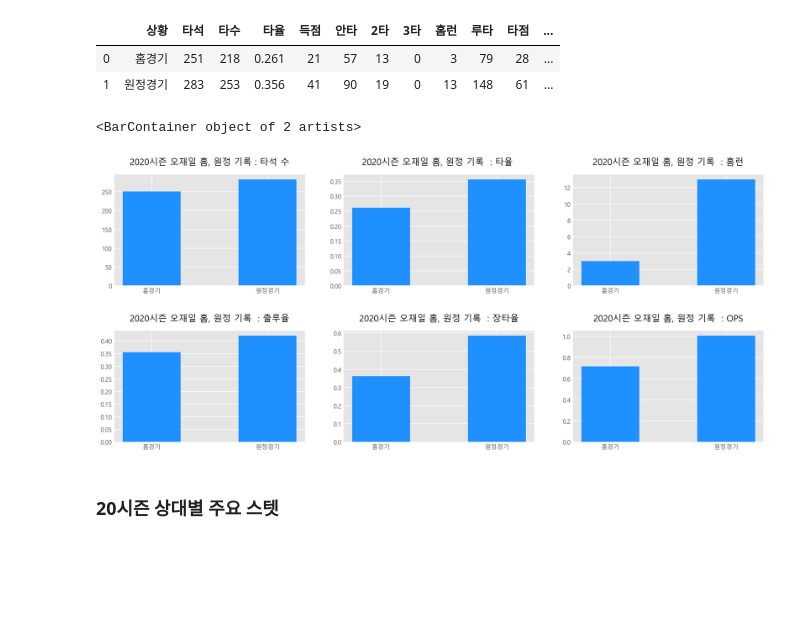
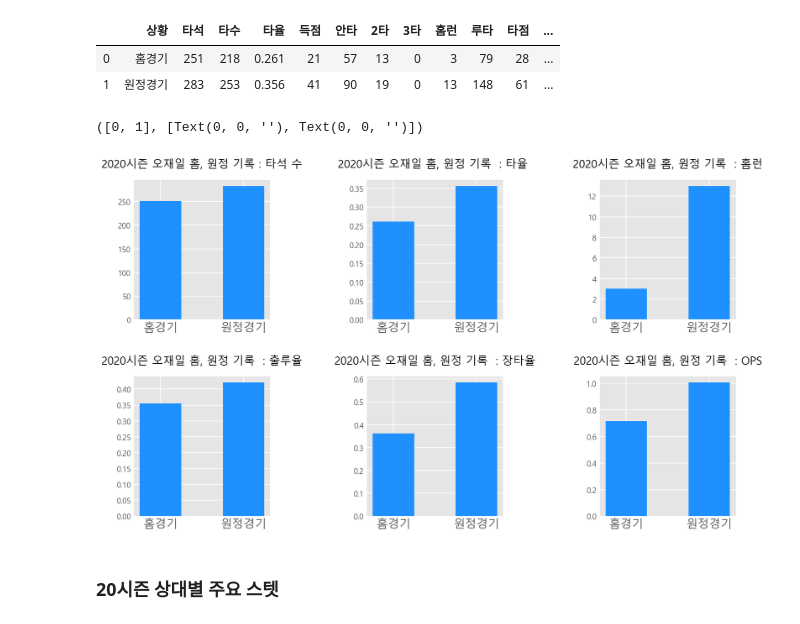
Before and after one commit to jeonprize/KBO-Analysis, a Jupyter notebook: OJL.ipynb, the cells around one changed output. Saved outputs shown, nothing was run; the diff lists cells and outputs as text; code cells hidden in the pictures; blank space fills up the shorter version.

```diff
--- a/OJL.ipynb
+++ b/OJL.ipynb
@@ -146,35 +146,41 @@ home_away
 # %%
 plt.style.use('ggplot')
 
-plt.figure(figsize=(19,12))
+plt.figure(figsize=(14,12))
 plt.subplot(331)
 plt.title("2020시즌 오재일 홈, 원정 기록 : 타석 수",pad=15)
 plt.bar(home_away["상황"],home_away["타석"],color='dodgerblue',width=0.5)
+plt.xticks(fontsize=15)
 
 plt.subplot(332)
 plt.title("2020시즌 오재일 홈, 원정 기록  : 타율 ",pad=15)
 plt.bar(home_away["상황"],home_away["타율"],color='dodgerblue',width=0.5)
+plt.xticks(fontsize=15)
 
 plt.subplot(333)
 plt.title("2020시즌 오재일 홈, 원정 기록  : 홈런",pad=15)
 plt.bar(home_away["상황"],home_away["홈런"],color='dodgerblue',width=0.5)
+plt.xticks(fontsize=15)
 
-plt.subplots_adjust(left=0.125, bottom=0.1,  right=0.9, top=0.9, wspace=0.2, hspace=0.4)
+plt.subplots_adjust(left=0.125, bottom=0.1,  right=0.9, top=0.9, wspace=0.7, hspace=0.4)
 
 plt.subplot(334)
 plt.title("2020시즌 오재일 홈, 원정 기록  : 출루율",pad=15)
 plt.bar(home_away["상황"],home_away["출루"],color='dodgerblue',width=0.5)
+plt.xticks(fontsize=15)
 
 plt.subplot(335)
 plt.title("2020시즌 오재일 홈, 원정 기록  : 장타율",pad=15)
 plt.bar(home_away["상황"],home_away["장타"],color='dodgerblue',width=0.5)
+plt.xticks(fontsize=15)
 
 plt.subplot(336)
 plt.title("2020시즌 오재일 홈, 원정 기록  : OPS",pad=15)
 plt.bar(home_away["상황"],home_away["OPS"],color='dodgerblue',width=0.5)
+plt.xticks(fontsize=15)
 # %% [output]
-<BarContainer object of 2 artists>
+([0, 1], [Text(0, 0, ''), Text(0, 0, '')])
-[figure, old version]
+[figure, new version]
 # %% [markdown]
 ### 20시즌 상대별 주요 스텟
 # %%
```
Also changed, not shown: parts of 1 cell of this notebook.
